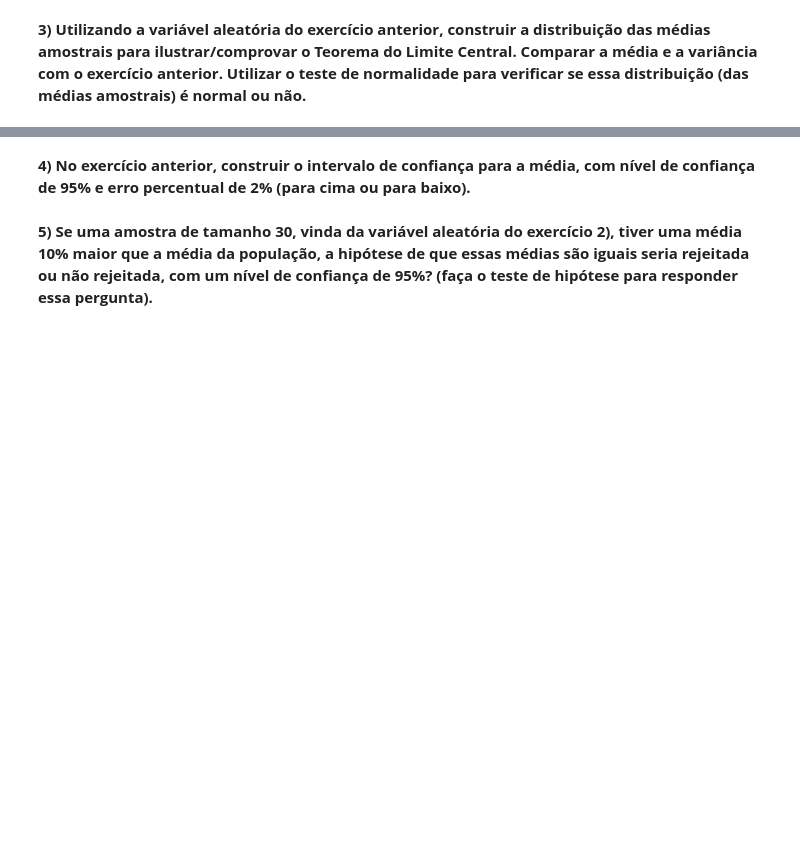
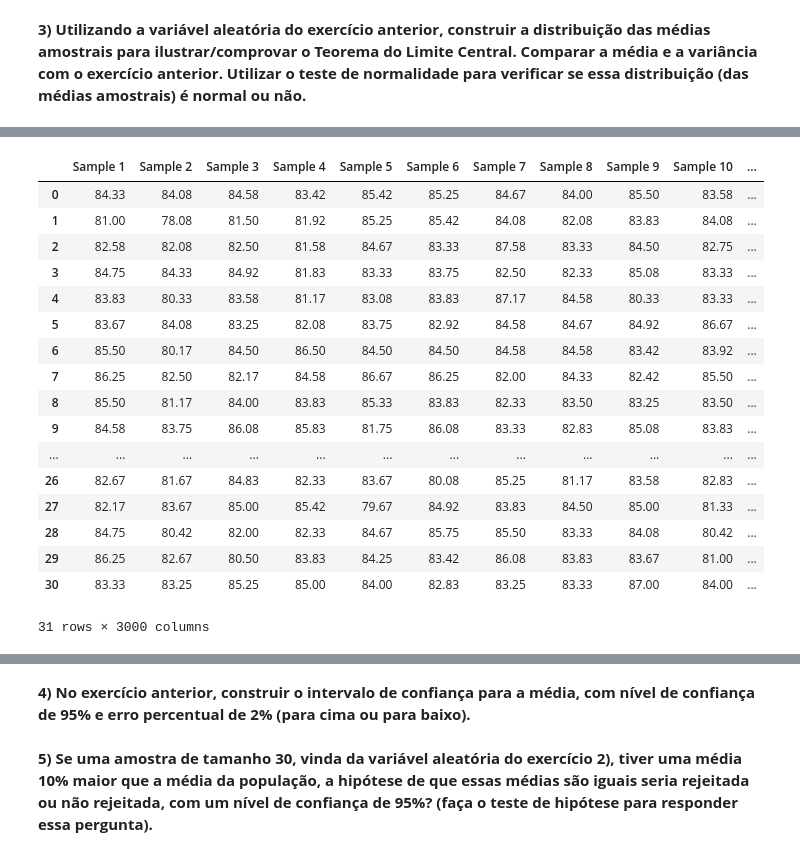
Before and after one commit to brunoopinheiro/ada-datascience-project-iv, a Jupyter notebook: Projeto_Estatística.ipynb, the cells around one changed output, grey strips where cells are left out. Cells and saved outputs as stored; diff of their text form; code cells hidden in the pictures; blank space fills up the shorter version.

```diff
--- a/Projeto_Estatística.ipynb
+++ b/Projeto_Estatística.ipynb
@@ -234,0 +261,33 @@ stats.norm.cdf(1)
+# %%
+# sample size
+n = 31
+number_of_samples = 3000
+
+sample = []
+
+for i in range(number_of_samples):
+    sample.append(dataset['Total Cup Points'].sample(n).reset_index(drop=True))
+
+samples = pd.concat(sample, axis=1)
+samples.columns = [f"Sample {str(i+1)}" for i in range(number_of_samples)]
+
+(samples)
+# %% [output]
+|  | Sample 1 | Sample 2 | Sample 3 | Sample 4 | Sample 5 | Sample 6 | Sample 7 | Sample 8 | Sample 9 | Sample 10 | ... |
+| 0 | 84.33 | 84.08 | 84.58 | 83.42 | 85.42 | 85.25 | 84.67 | 84.00 | 85.50 | 83.58 | ... |
+| 1 | 81.00 | 78.08 | 81.50 | 81.92 | 85.25 | 85.42 | 84.08 | 82.08 | 83.83 | 84.08 | ... |
+| 2 | 82.58 | 82.08 | 82.50 | 81.58 | 84.67 | 83.33 | 87.58 | 83.33 | 84.50 | 82.75 | ... |
+| 3 | 84.75 | 84.33 | 84.92 | 81.83 | 83.33 | 83.75 | 82.50 | 82.33 | 85.08 | 83.33 | ... |
+| 4 | 83.83 | 80.33 | 83.58 | 81.17 | 83.08 | 83.83 | 87.17 | 84.58 | 80.33 | 83.33 | ... |
+| 5 | 83.67 | 84.08 | 83.25 | 82.08 | 83.75 | 82.92 | 84.58 | 84.67 | 84.92 | 86.67 | ... |
+| 6 | 85.50 | 80.17 | 84.50 | 86.50 | 84.50 | 84.50 | 84.58 | 84.58 | 83.42 | 83.92 | ... |
+| 7 | 86.25 | 82.50 | 82.17 | 84.58 | 86.67 | 86.25 | 82.00 | 84.33 | 82.42 | 85.50 | ... |
+| 8 | 85.50 | 81.17 | 84.00 | 83.83 | 85.33 | 83.83 | 82.33 | 83.50 | 83.25 | 83.50 | ... |
+| 9 | 84.58 | 83.75 | 86.08 | 85.83 | 81.75 | 86.08 | 83.33 | 82.83 | 85.08 | 83.83 | ... |
+| ... | ... | ... | ... | ... | ... | ... | ... | ... | ... | ... | ... |
+| 26 | 82.67 | 81.67 | 84.83 | 82.33 | 83.67 | 80.08 | 85.25 | 81.17 | 83.58 | 82.83 | ... |
+| 27 | 82.17 | 83.67 | 85.00 | 85.42 | 79.67 | 84.92 | 83.83 | 84.50 | 85.00 | 81.33 | ... |
+| 28 | 84.75 | 80.42 | 82.00 | 82.33 | 84.67 | 85.75 | 85.50 | 83.33 | 84.08 | 80.42 | ... |
+| 29 | 86.25 | 82.67 | 80.50 | 83.83 | 84.25 | 83.42 | 86.08 | 83.83 | 83.67 | 81.00 | ... |
+| 30 | 83.33 | 83.25 | 85.25 | 85.00 | 84.00 | 82.83 | 83.25 | 83.33 | 87.00 | 84.00 | ... |
+31 rows × 3000 columns
```
Also changed, not shown: parts of 19 cells of this notebook.
